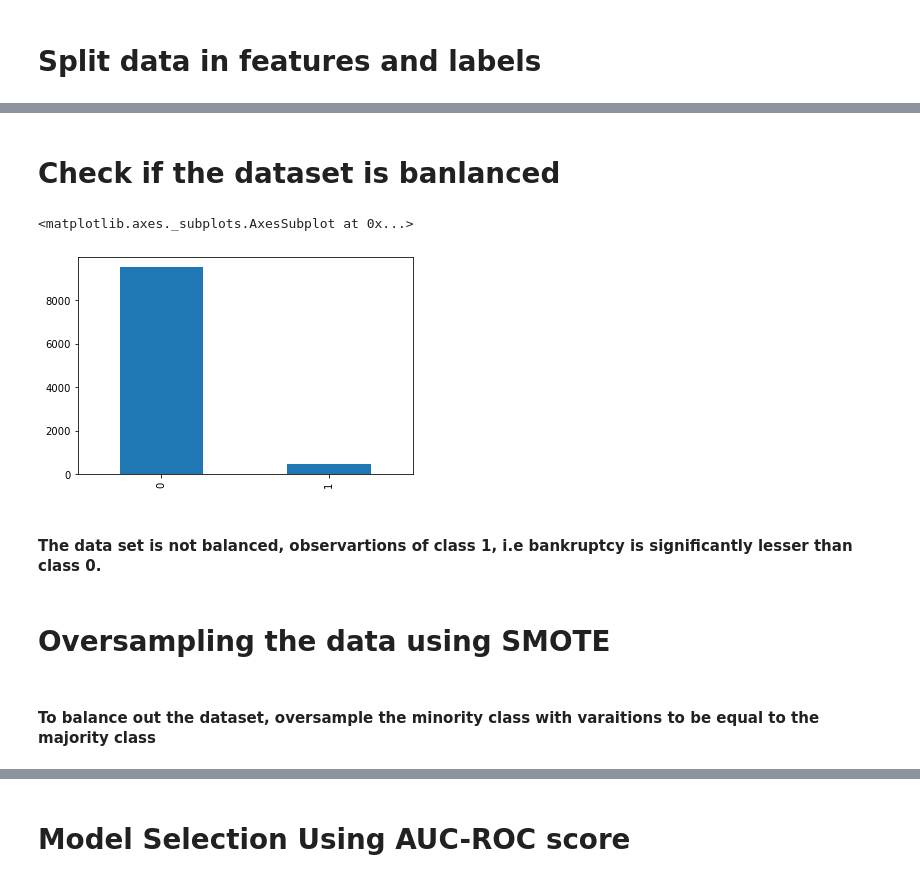
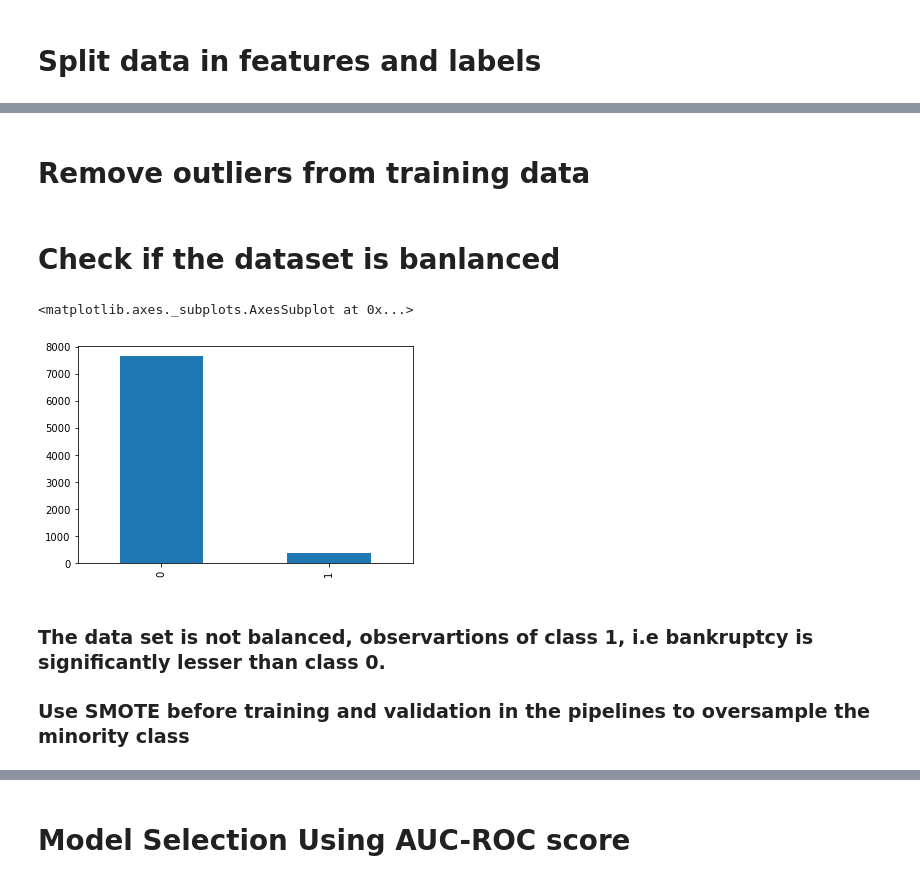
Before and after one commit to devarajphukan/bankruptcy_classification, a Jupyter notebook: bankruptcy_classification.ipynb, the cells around one changed output, grey strips where cells are left out. Cells and saved outputs as stored; diff of their text form; code cells hidden in the pictures.

```diff
--- a/bankruptcy_classification.ipynb
+++ b/bankruptcy_classification.ipynb
@@ -117,17 +118,29 @@ labels = data['class']
+# %%
+def impute_vals(df):
+    imputer = KNNImputer(n_neighbors=10, weights="uniform")
+    imputed_data = imputer.fit_transform(df)
+    return(pd.DataFrame(imputed_data, index=df.index, columns=df.columns))
+# %%
+X_train = impute_vals(X_train)
+X_holdout_test = impute_vals(X_holdout_test)
+# %% [markdown]
+# Remove outliers from training data
 # %%
-X = features[(np.abs(stats.zscore(features)) < 3).all(axis=1)]
-rows_to_remove = set(features.index) - set(X.index)
-y = labels.drop(index = rows_to_remove)
+def remove_outliers(X, y):
+    X_without_outliers = X[(np.abs(stats.zscore(X)) < 3).all(axis=1)]
+    rows_to_remove = set(X.index) - set(X_without_outliers.index)
+    y_filtered = y.drop(index = rows_to_remove)
+    return(X_without_outliers, y_filtered)
+# %%
+X_train, y_train = remove_outliers(X_train, y_train)
 # %% [markdown]
 # Check if the dataset is banlanced
 # %%
-pd.Series(y).value_counts().plot(kind='bar')
+pd.Series(y_train).value_counts().plot(kind='bar')
 # %% [output]
 <matplotlib.axes._subplots.AxesSubplot at 0x...>
-[figure, old version]
+[figure, new version]
 # %% [markdown]
-#### The data set is not balanced, observartions of class 1, i.e bankruptcy is significantly lesser than class 0.
+### The data set is not balanced, observartions of class 1, i.e bankruptcy is significantly lesser than class 0.
+
+### Use SMOTE before training and validation in the pipelines to oversample the minority class
-# %% [markdown]
-# Oversampling the data using SMOTE
-# %% [markdown]
-#### To balance out the dataset, oversample the minority class with varaitions to be equal to the majority class
```
Also changed, not shown: parts of 38 cells of this notebook.
